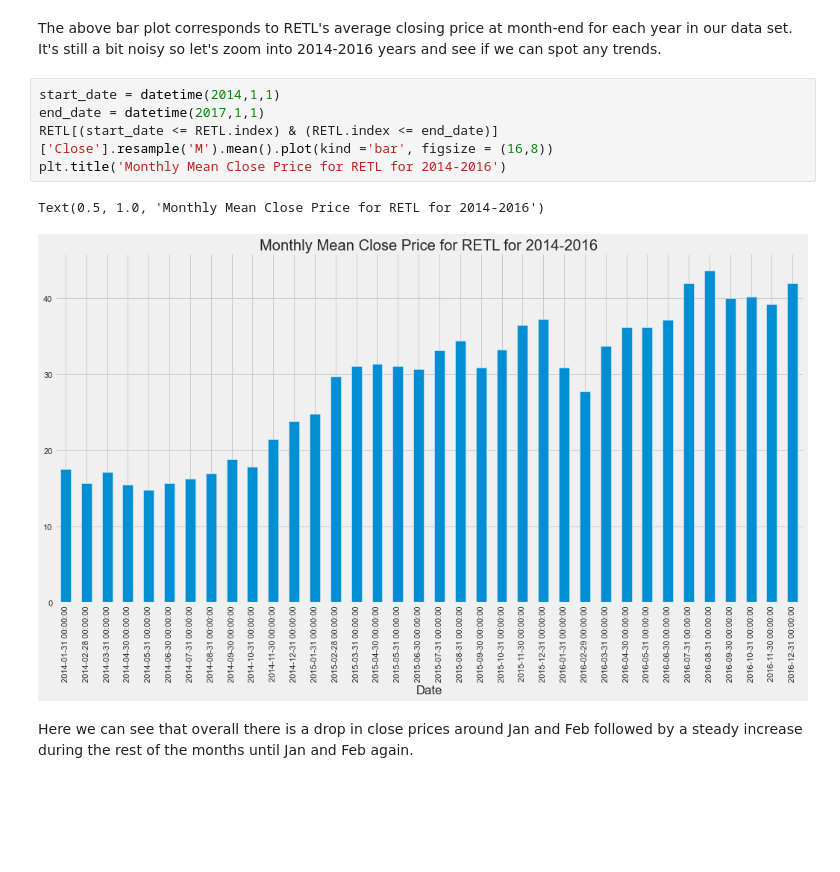
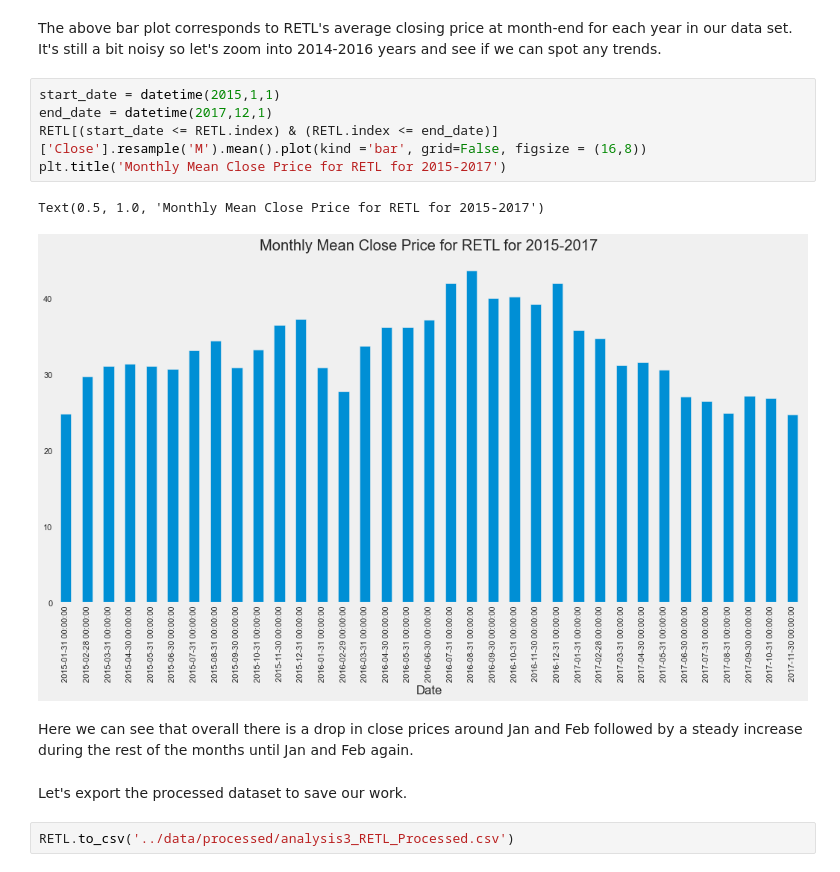
Before and after one commit to ubco-W2021T1-data301/project-group21-project, a Jupyter notebook: notebooks/analysis3.ipynb, the cells around one changed output. Saved outputs shown, nothing was run; the diff lists cells and outputs as text; blank space fills up the shorter version.

```diff
--- a/notebooks/analysis3.ipynb
+++ b/notebooks/analysis3.ipynb
@@ -167,12 +167,16 @@ Text(0.5, 1.0, 'Monthly Mean Close Price for RETL')
 The above bar plot corresponds to RETL's average closing price at month-end for each year in our data set.
 It's still a bit noisy so let's zoom into 2014-2016 years and see if we can spot any trends.
 # %%
-start_date = datetime(2014,1,1)
-end_date = datetime(2017,1,1)
-RETL[(start_date <= RETL.index) & (RETL.index <= end_date)]['Close'].resample('M').mean().plot(kind ='bar', figsize = (16,8))
-plt.title('Monthly Mean Close Price for RETL for 2014-2016')
+start_date = datetime(2015,1,1)
+end_date = datetime(2017,12,1)
+RETL[(start_date <= RETL.index) & (RETL.index <= end_date)]['Close'].resample('M').mean().plot(kind ='bar', grid=False, figsize = (16,8))
+plt.title('Monthly Mean Close Price for RETL for 2015-2017')
 # %% [output]
-Text(0.5, 1.0, 'Monthly Mean Close Price for RETL for 2014-2016')
+Text(0.5, 1.0, 'Monthly Mean Close Price for RETL for 2015-2017')
-[figure, old version]
+[figure, new version]
 # %% [markdown]
 Here we can see that overall there is a drop in close prices around Jan and Feb followed by a steady increase during the rest of the months until Jan and Feb again.
+# %% [markdown]
+Let's export the processed dataset to save our work.
+# %%
+RETL.to_csv('../data/processed/analysis3_RETL_Processed.csv')
```
Also changed, not shown: parts of 14 cells of this notebook, 3 other files.
